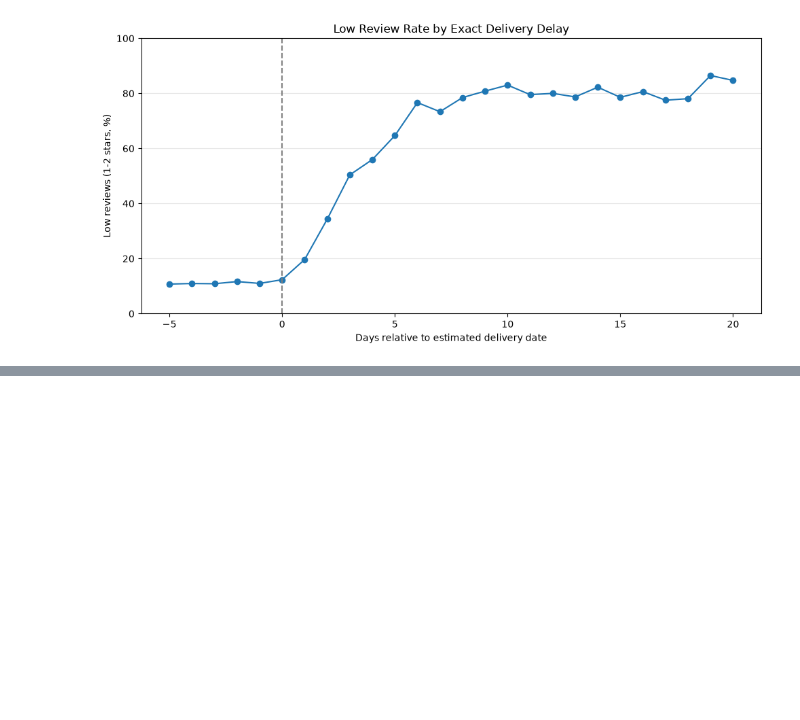
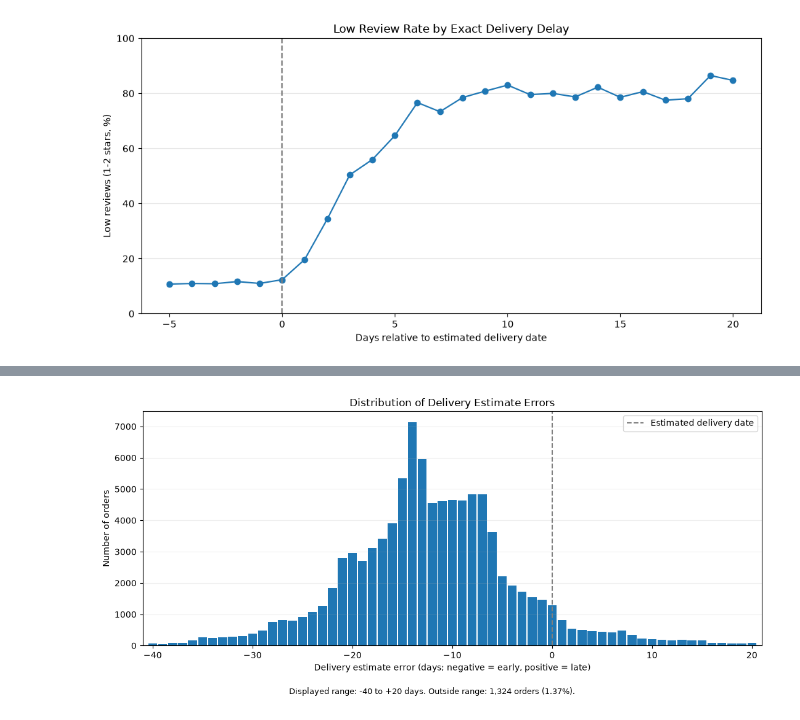
Before and after one commit to royjhan09/ecommerce-analytics, a Jupyter notebook: notebooks/02_delivery_analysis.ipynb, the cells around one changed output, grey strips where cells are left out. Saved outputs shown, nothing was run; the diff lists cells and outputs as text; code cells hidden in the pictures; blank space fills up the shorter version.

Commit message:
feat: complete ecommerce delivery analytics portfolio

```diff
--- a/notebooks/02_delivery_analysis.ipynb
+++ b/notebooks/02_delivery_analysis.ipynb
@@ -120,3 +120,14 @@ fig.savefig(
 plt.show()
 # %% [output]
 [figure]
+# %%
+estimate_summary = load_sql_results(
+    "sql/analysis/03_delivery_estimate_accuracy.sql"
+)
+
+estimate_distribution = load_sql_results(
+    "sql/analysis/04_delivery_estimate_distribution.sql"
+)
+
+display(estimate_summary)
+display(estimate_distribution.describe())
@@ -122,0 +146,72 @@ plt.show()
+# %%
+distribution = estimate_distribution
+
+visible_min = -40
+visible_max = 20
+
+visible = distribution[
+    distribution["delivery_delay_days"].between(
+        visible_min, visible_max
+    )
+]
+
+excluded_orders = (
+    distribution.loc[
+        ~distribution["delivery_delay_days"].between(
+            visible_min, visible_max
+        ),
+        "order_count"
+    ].sum()
+)
+
+total_orders = distribution["order_count"].sum()
+excluded_pct = excluded_orders / total_orders * 100
+
+fig, ax = plt.subplots(figsize=(11, 5))
+
+ax.bar(
+    visible["delivery_delay_days"],
+    visible["order_count"],
+    width=0.9
+)
+
+ax.axvline(
+    x=0,
+    color="gray",
+    linestyle="--",
+    linewidth=1.5,
+    label="Estimated delivery date"
+)
+
+ax.set(
+    title="Distribution of Delivery Estimate Errors",
+    xlabel="Delivery estimate error (days; negative = early, positive = late)",
+    ylabel="Number of orders",
+    xlim=(visible_min - 1, visible_max + 1)
+)
+
+ax.legend()
+ax.grid(axis="y", alpha=0.2)
+
+fig.text(
+    0.5, 0.01,
+    (
+        f"Displayed range: {visible_min} to +{visible_max} days. "
+        f"Outside range: {excluded_orders:,} orders "
+        f"({excluded_pct:.2f}%)."
+    ),
+    ha="center",
+    fontsize=9
+)
+
+fig.tight_layout(rect=(0, 0.05, 1, 1))
+
+fig.savefig(
+    FIGURES_DIR / "delivery_estimate_error_distribution.png",
+    dpi=200,
+    bbox_inches="tight"
+)
+
+plt.show()
+# %% [output]
+[figure, added]
```
Also changed, not shown: parts of 9 cells of this notebook, 21 other files.
